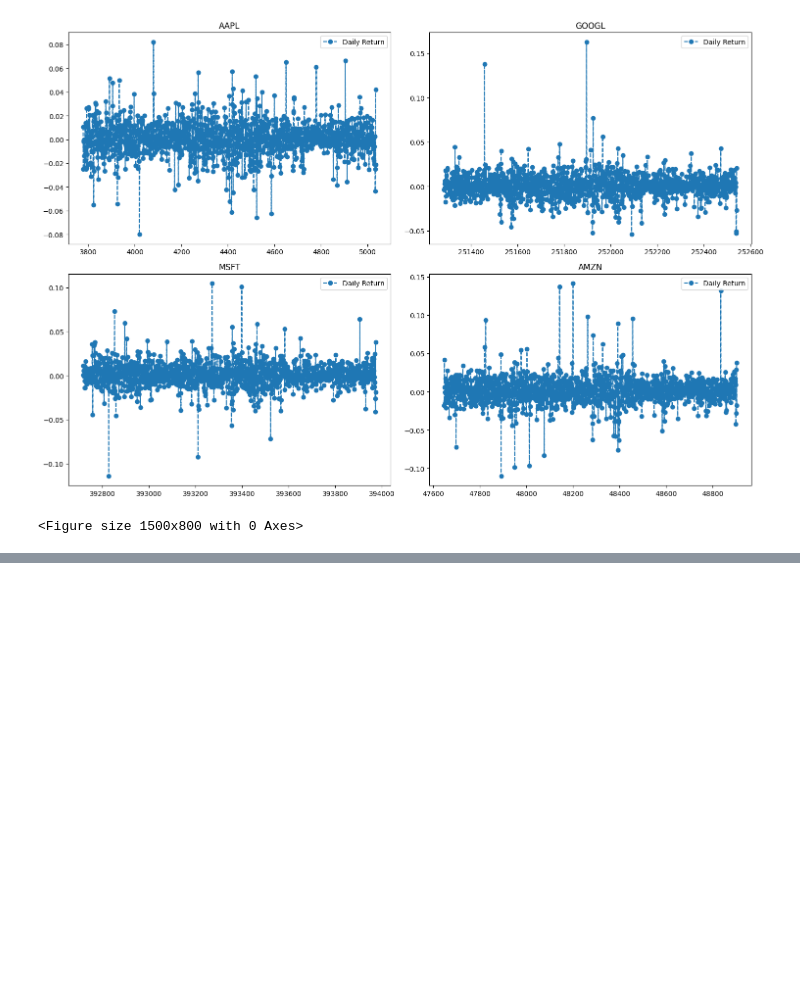
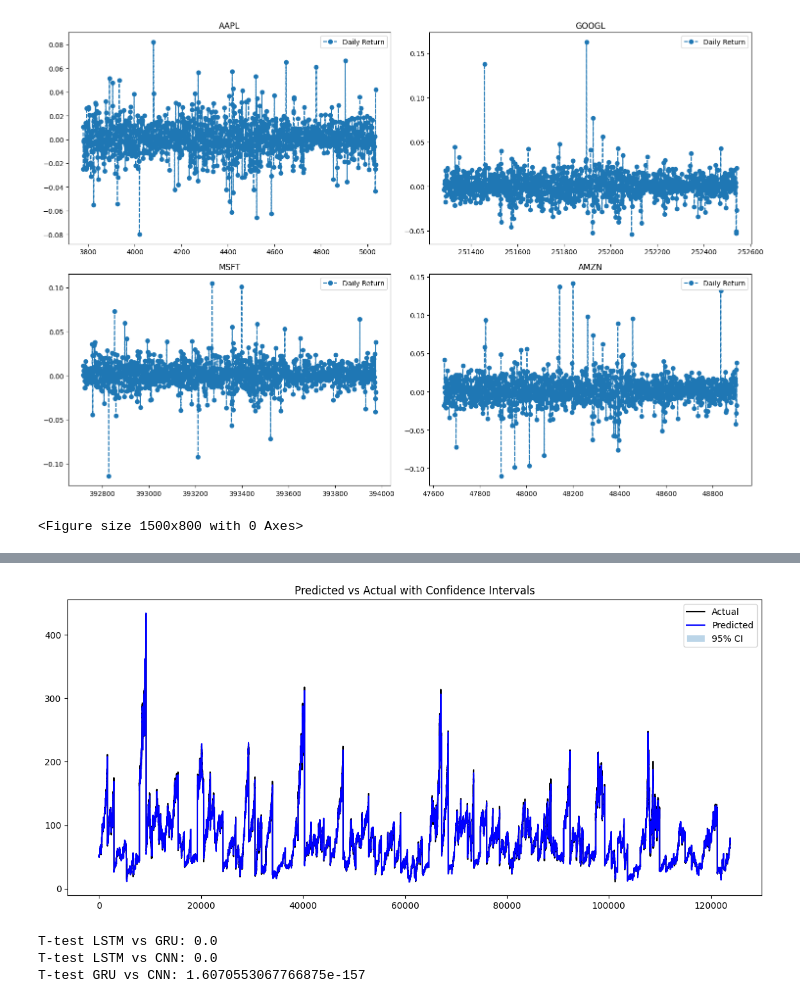
Before and after one commit to ajaysanthoshk/Final-Project, a Jupyter notebook: Final_Draft.ipynb, the cells around one changed output, grey strips where cells are left out. Drawn from its saved outputs; the diff is of its cells as text; code cells hidden in the pictures; blank space fills up the shorter version.

```diff
--- a/Final_Draft.ipynb
+++ b/Final_Draft.ipynb
@@ -689,0 +607,7 @@ Glyph 128201 (\N{CHART WITH DOWNWARDS TREND}) missing from font(s) DejaVu Sans.
+# %%
+n
+# %% [output]
+[figure, added]
+T-test LSTM vs GRU: 0.0
+T-test LSTM vs CNN: 0.0
+T-test GRU vs CNN: 1.6070553067766875e-157
```
Also changed, not shown: parts of 45 cells of this notebook.
